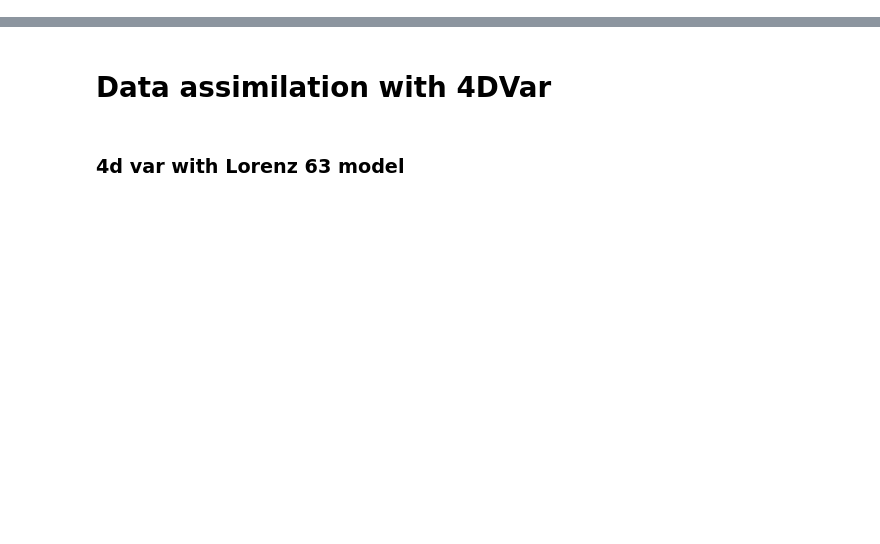
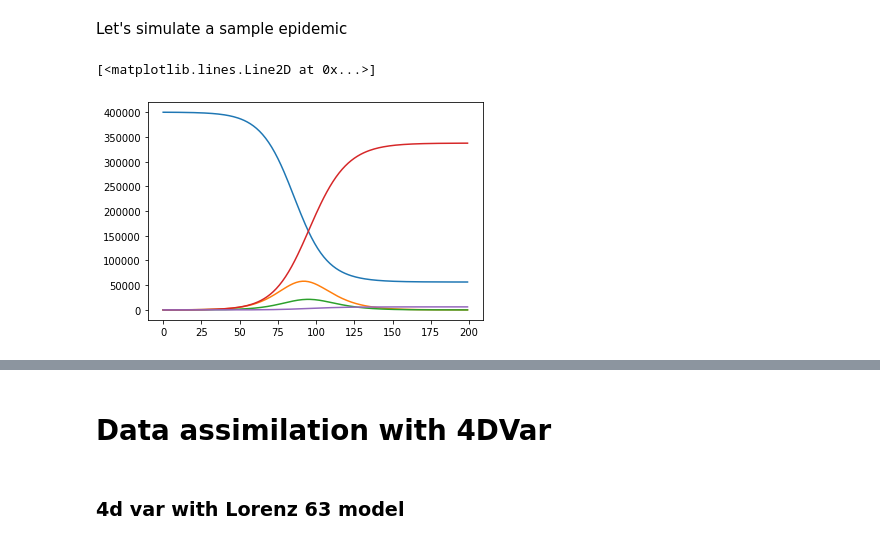
Before and after one commit to antek1111/SEIR_4dvar, a Jupyter notebook: 4dvar_seir.ipynb, the cells around one changed output, grey strips where cells are left out. Cells and saved outputs as stored; diff of their text form; code cells hidden in the pictures; blank space fills up the shorter version.

```diff
--- a/4dvar_seir.ipynb
+++ b/4dvar_seir.ipynb
@@ -0,0 +81,37 @@
+# %%
+def seir_step(state):
+    state = list(np.ravel(state))
+    state = list(map(lambda x : max(x, 0), state))
+    S_old, E_old, I_old, R_old, D_old, alfa, beta, eps, gamma = state
+
+    N = S_old + E_old + I_old + R_old
+    D = D_old + alfa * I_old
+    S = S_old - S_old * beta * I_old / N
+    E = E_old + S_old * beta * I_old / N - eps * E_old
+    I = I_old + eps * E_old - (alfa + gamma) * I_old
+    R = R_old + gamma * I_old
+
+    results = [S, E, I, R, D, alfa, beta, eps, gamma]
+    return np.array(results).reshape(-1, 1)
+# %% [markdown]
+Let's simulate a sample epidemic
+# %%
+params = [0.006, 0.75, 0.125, 0.33]
+seird = [400000, 100, 0, 0, 0]
+state = np.array(seird + params).reshape(-1, 1)
+
+days = 200
+
+states = np.empty((days,5))
+for i in range(days):
+    states[i]  = state[:5][:,0]
+    state = seir_step(state)
+
+plt.plot( range(days),states[:,0])
+plt.plot( range(days),states[:,1])
+plt.plot( range(days),states[:,2])
+plt.plot( range(days),states[:,3])
+plt.plot( range(days),states[:,4])
+# %% [output]
+[<matplotlib.lines.Line2D at 0x...>]
+[figure, added]
```
Also changed, not shown: parts of 41 cells of this notebook.
